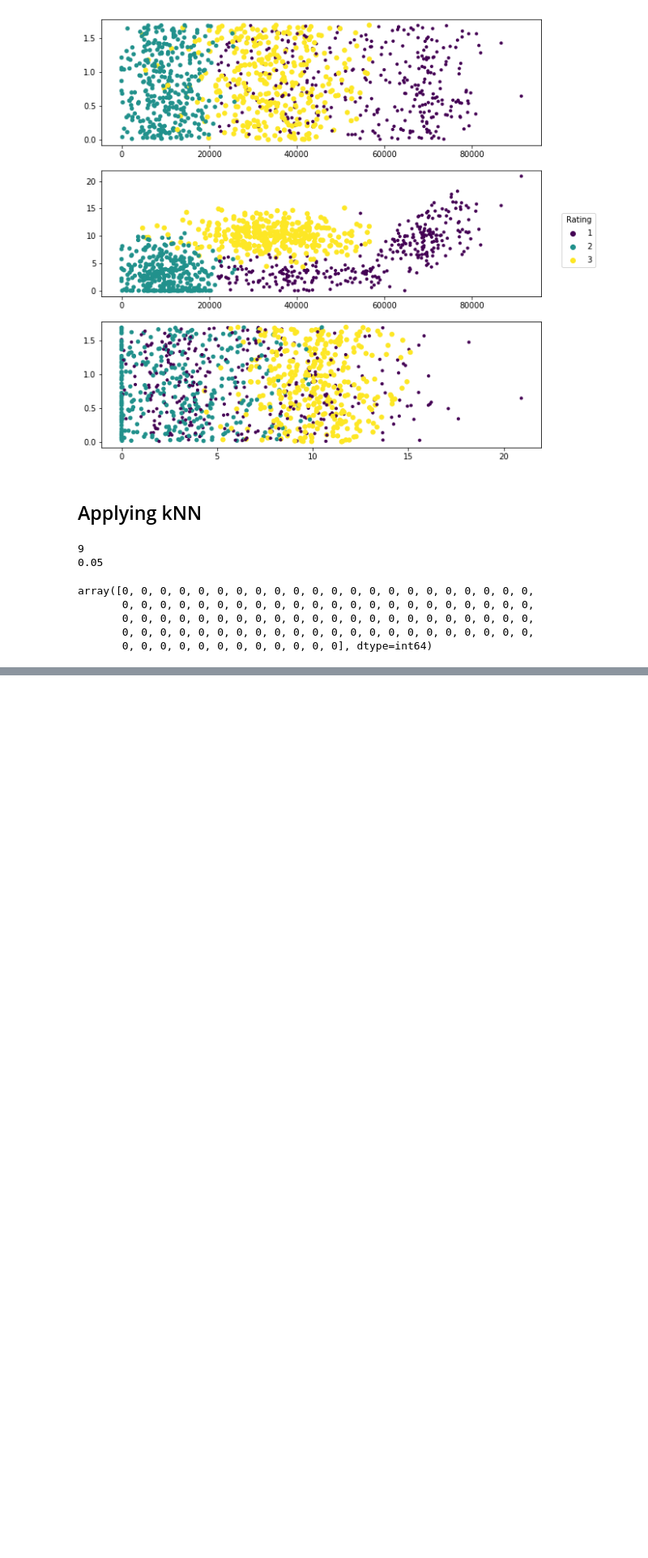
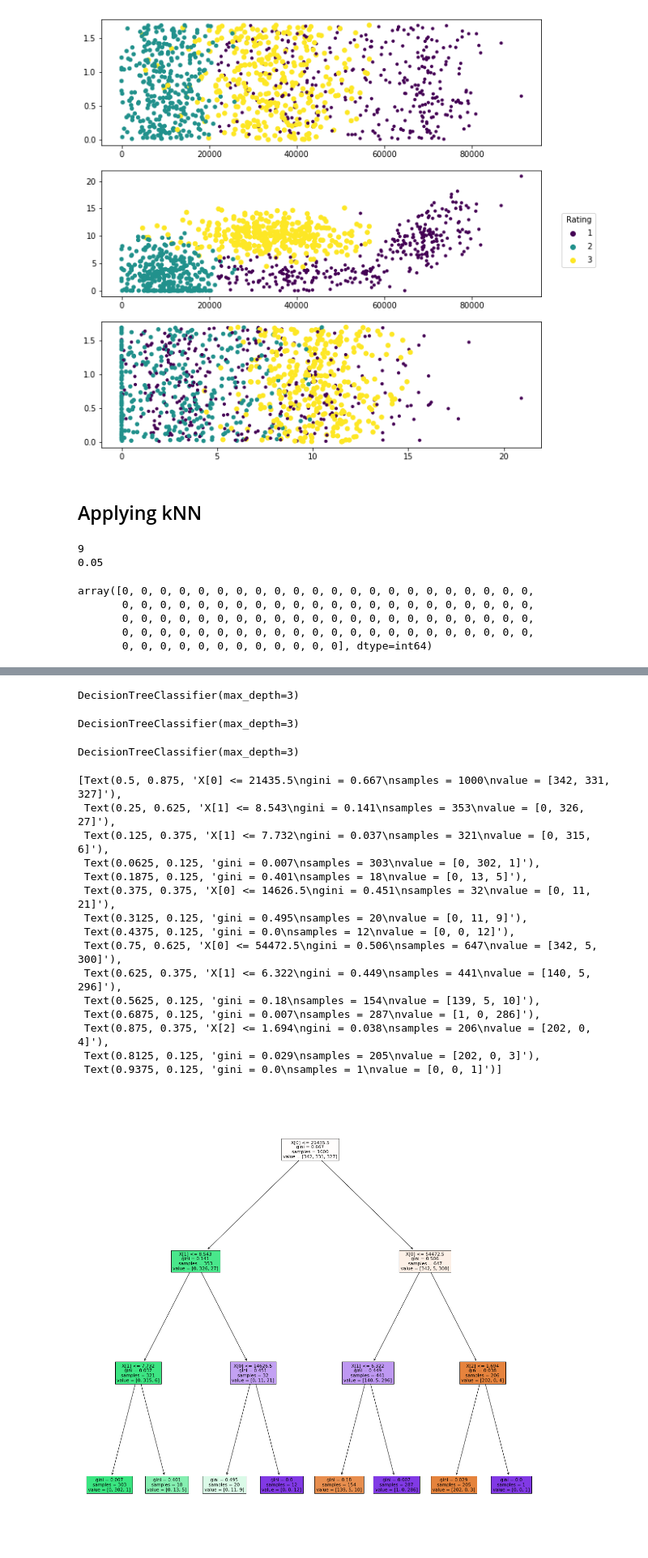
Before and after one commit to xiaoxl/ml22, a Jupyter notebook: _sources/Chapter2/knnproj1.ipynb, the cells around one changed output, grey strips where cells are left out. Shown: that part at 81% size. Saved outputs shown, nothing was run; the diff lists cells and outputs as text; code cells hidden in the pictures; blank space fills up the shorter version.

```diff
--- a/_sources/Chapter2/knnproj1.ipynb
+++ b/_sources/Chapter2/knnproj1.ipynb
@@ -99,3 +99,5 @@ array([0, 0, 0, 0, 0, 0, 0, 0, 0, 0, 0, 0, 0, 0, 0, 0, 0, 0, 0, 0, 0, 0,
        0, 0, 0, 0, 0, 0, 0, 0, 0, 0, 0, 0, 0, 0, 0, 0, 0, 0, 0, 0, 0, 0,
        0, 0, 0, 0, 0, 0, 0, 0, 0, 0, 0, 0, 0, 0, 0, 0, 0, 0, 0, 0, 0, 0,
        0, 0, 0, 0, 0, 0, 0, 0, 0, 0, 0, 0], dtype=int64)
+# %%
+d = df.to_numpy()
@@ -101,0 +123,38 @@ array([0, 0, 0, 0, 0, 0, 0, 0, 0, 0, 0, 0, 0, 0, 0, 0, 0, 0, 0, 0, 0, 0,
+# %%
+
+X = d[:, :3]
+y = d[:,-1]
+# %%
+treeclf = DecisionTreeClassifier(max_depth=3)
+treeclf.fit(X, y)
+# %% [output]
+DecisionTreeClassifier(max_depth=3)
+# %%
+treeclf
+# %% [output]
+DecisionTreeClassifier(max_depth=3)
+# %%
+print(treeclf)
+# %% [output]
+DecisionTreeClassifier(max_depth=3)
+# %%
+from sklearn import tree
+plt.figure(figsize=(20,20))
+tree.plot_tree(treeclf, filled=True)
+# %% [output]
+[Text(0.5, 0.875, 'X[0] <= 21435.5\ngini = 0.667\nsamples = 1000\nvalue = [342, 331, 327]'),
+ Text(0.25, 0.625, 'X[1] <= 8.543\ngini = 0.141\nsamples = 353\nvalue = [0, 326, 27]'),
+ Text(0.125, 0.375, 'X[1] <= 7.732\ngini = 0.037\nsamples = 321\nvalue = [0, 315, 6]'),
+ Text(0.0625, 0.125, 'gini = 0.007\nsamples = 303\nvalue = [0, 302, 1]'),
+ Text(0.1875, 0.125, 'gini = 0.401\nsamples = 18\nvalue = [0, 13, 5]'),
+ Text(0.375, 0.375, 'X[0] <= 14626.5\ngini = 0.451\nsamples = 32\nvalue = [0, 11, 21]'),
+ Text(0.3125, 0.125, 'gini = 0.495\nsamples = 20\nvalue = [0, 11, 9]'),
+ Text(0.4375, 0.125, 'gini = 0.0\nsamples = 12\nvalue = [0, 0, 12]'),
+ Text(0.75, 0.625, 'X[0] <= 54472.5\ngini = 0.506\nsamples = 647\nvalue = [342, 5, 300]'),
+ Text(0.625, 0.375, 'X[1] <= 6.322\ngini = 0.449\nsamples = 441\nvalue = [140, 5, 296]'),
+ Text(0.5625, 0.125, 'gini = 0.18\nsamples = 154\nvalue = [139, 5, 10]'),
+ Text(0.6875, 0.125, 'gini = 0.007\nsamples = 287\nvalue = [1, 0, 286]'),
+ Text(0.875, 0.375, 'X[2] <= 1.694\ngini = 0.038\nsamples = 206\nvalue = [202, 0, 4]'),
+ Text(0.8125, 0.125, 'gini = 0.029\nsamples = 205\nvalue = [202, 0, 3]'),
+ Text(0.9375, 0.125, 'gini = 0.0\nsamples = 1\nvalue = [0, 0, 1]')]
+[figure, added]
```
Also changed, not shown: parts of 5 cells of this notebook, 16 other files.
